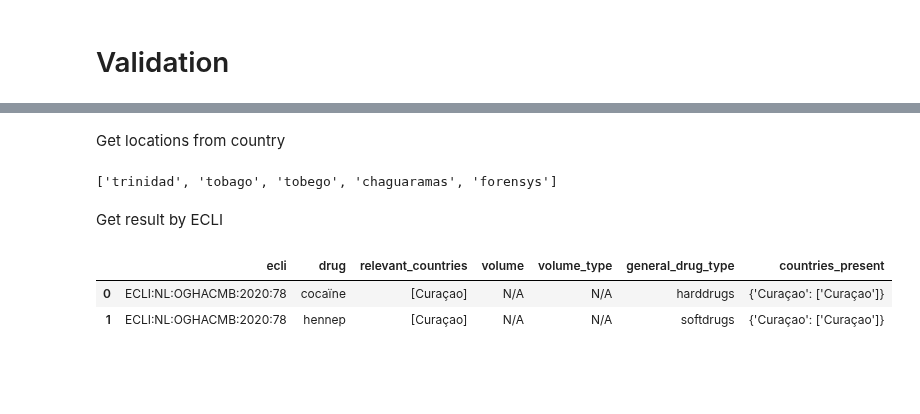
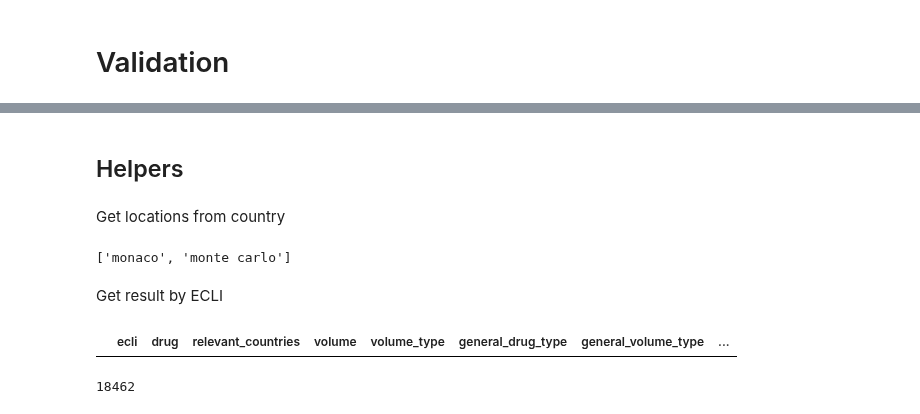
Before and after one commit to bloemetjesgordijn/Master-thesis, a Jupyter notebook: Results & Visualization.ipynb, the cells around one changed output, grey strips where cells are left out. Cells and saved outputs as stored; diff of their text form; code cells hidden in the pictures; blank space fills up the shorter version.

```diff
--- a/Results & Visualization.ipynb
+++ b/Results & Visualization.ipynb
@@ -102,0 +121,9 @@ results_df
+# %%
+volume_types = []
+for index, row in results_df.iterrows():
+    volume_type = row['volume_type']
+    if volume_type not in volume_types:
+        volume_types.append(volume_type)
+
+print(len(volume_types))
+print(volume_types)
@@ -102,0 +133,17 @@ results_df
+# %%
+volume_type_translation_dict = {
+    'kg': ['kilo', 'kg', 'kilogram', 'kilos', 'Kilo', 'kg.', 'Kg'],
+    'gr': ['gram', 'g', 'grams', 'gr'],
+    'ml': ['milliliter', 'ml'],
+    'liter': ['liter'],
+    'pills': ['pillen', 'XTC-pillen', 'MDMA-pillen', 'tabletten'],
+    'lbs': ['lbs'],
+    'tonnes': ['tons', 'ton'],
+    'units': ['pakketten', 'stuks', 'zakjes', 'blokken', 'bolletjes', 'gripzakjes'],
+    'undefined': ['N/A', 'kilometer', 'mm', 'guldens', '\xa0', 'e.v.', 'Euro', 'centimeter']
+}
+lst = []
+for key in volume_type_translation_dict:
+    for tp in volume_type_translation_dict[key]:
+        lst.append(tp)
+print(len(lst))
@@ -102,0 +160,15 @@ results_df
+# %%
+general_volume_type_list = []
+
+for index, row in results_df.iterrows():
+    volume_type = row['volume_type']
+    general_volume_type = ''
+    for key in volume_type_translation_dict:
+        type_list = volume_type_translation_dict[key]
+        if volume_type in type_list:
+            general_volume_type = key
+
+    general_volume_type_list.append(general_volume_type)
+
+results_df['general_volume_type'] = general_volume_type_list
+results_df
@@ -201,15 +389,19 @@ fig.show()
+# %% [markdown]
+## Helpers
 # %% [markdown]
 Get locations from country
 # %%
-country_translation_dict['Trinidad and Tobago']
+country_translation_dict['Monaco']
 # %% [output]
-['trinidad', 'tobago', 'tobego', 'chaguaramas', 'forensys']
+['monaco', 'monte carlo']
 # %% [markdown]
 Get result by ECLI
 # %%
-ecli = 'ECLI:NL:OGHACMB:2020:78'
+ecli = 'ECLI:NL:RBROT:2010:BM9767'
 results_df[results_df['ecli'] == ecli]
 # %% [output]
-|  | ecli | drug | relevant_countries | volume | volume_type | general_drug_type | countries_present |
-| 0 | ECLI:NL:OGHACMB:2020:78 | cocaïne | [Curaçao] | N/A | N/A | harddrugs | {'Curaçao': ['Curaçao']} |
-| 1 | ECLI:NL:OGHACMB:2020:78 | hennep | [Curaçao] | N/A | N/A | softdrugs | {'Curaçao': ['Curaçao']} |
+|  | ecli | drug | relevant_countries | volume | volume_type | general_drug_type | general_volume_type | ... |
+# %%
+len(merged_df)
+# %% [output]
+18462
```
Also changed, not shown: parts of 21 cells of this notebook, 8 other files.
